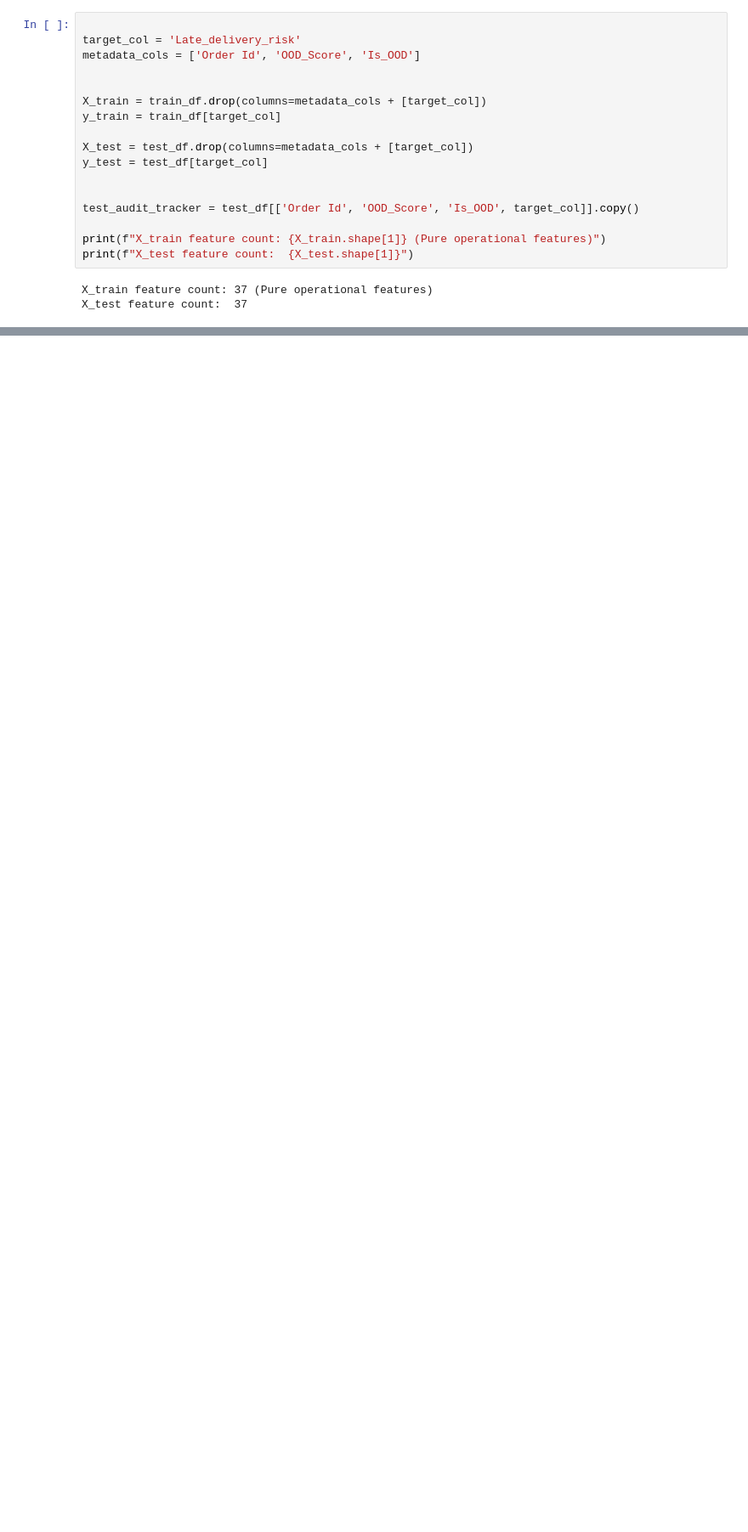
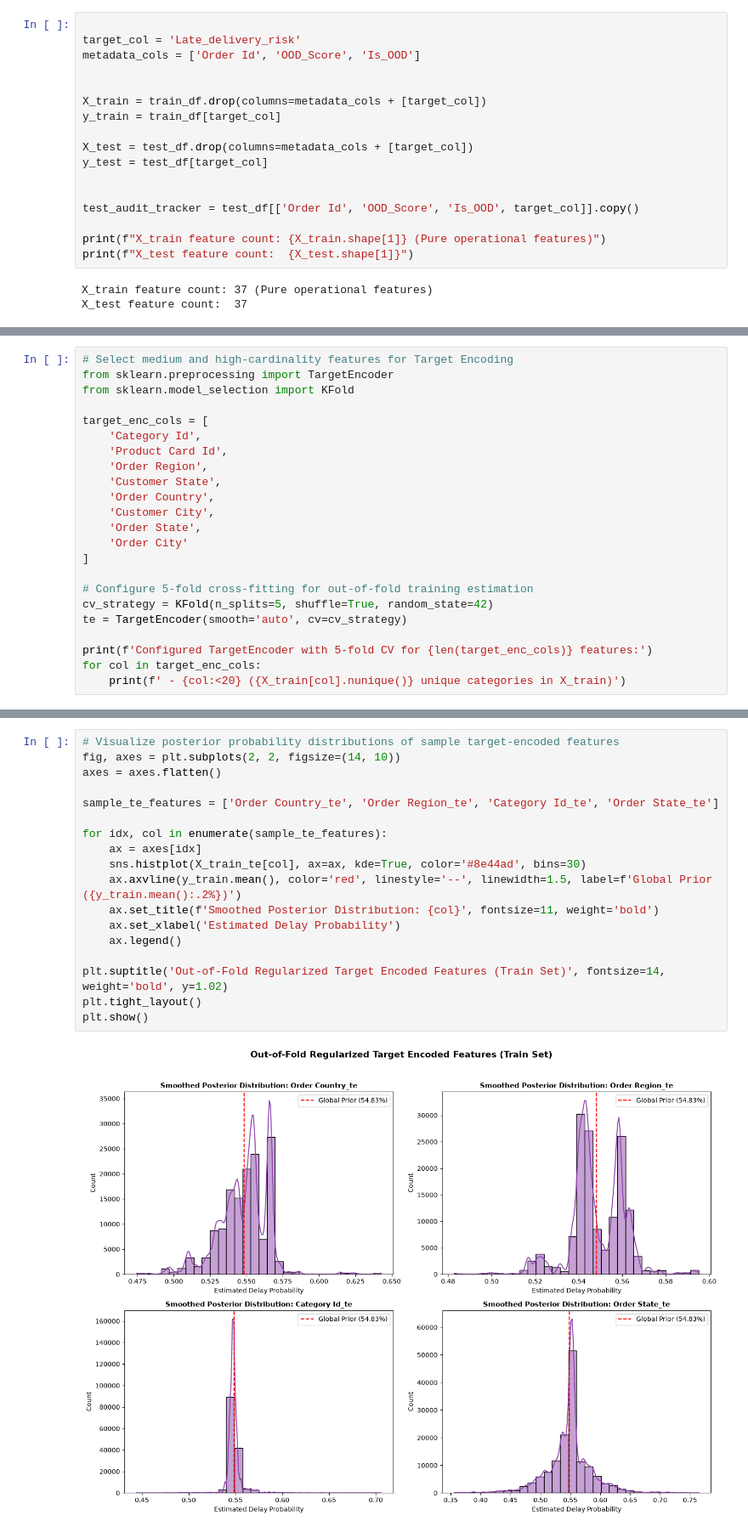
Before and after one commit to thamidu02/supply_chain_ML_model, a Jupyter notebook: test.ipynb, the cells around one changed output, grey strips where cells are left out. Shown at 85% size. Drawn from its saved outputs; the diff is of its cells as text; blank space fills up the shorter version.

```diff
--- a/test.ipynb
+++ b/test.ipynb
@@ -1252,0 +1127,23 @@ print('=' * 70)
+# %%
+# Select medium and high-cardinality features for Target Encoding
+from sklearn.preprocessing import TargetEncoder
+from sklearn.model_selection import KFold
+
+target_enc_cols = [
+    'Category Id',
+    'Product Card Id',
+    'Order Region',
+    'Customer State',
+    'Order Country',
+    'Customer City',
+    'Order State',
+    'Order City'
+]
+
+# Configure 5-fold cross-fitting for out-of-fold training estimation
+cv_strategy = KFold(n_splits=5, shuffle=True, random_state=42)
+te = TargetEncoder(smooth='auto', cv=cv_strategy)
+
+print(f'Configured TargetEncoder with 5-fold CV for {len(target_enc_cols)} features:')
+for col in target_enc_cols:
+    print(f' - {col:<20} ({X_train[col].nunique()} unique categories in X_train)')
@@ -1252,0 +1186,20 @@ print('=' * 70)
+# %%
+# Visualize posterior probability distributions of sample target-encoded features
+fig, axes = plt.subplots(2, 2, figsize=(14, 10))
+axes = axes.flatten()
+
+sample_te_features = ['Order Country_te', 'Order Region_te', 'Category Id_te', 'Order State_te']
+
+for idx, col in enumerate(sample_te_features):
+    ax = axes[idx]
+    sns.histplot(X_train_te[col], ax=ax, kde=True, color='#8e44ad', bins=30)
+    ax.axvline(y_train.mean(), color='red', linestyle='--', linewidth=1.5, label=f'Global Prior ({y_train.mean():.2%})')
+    ax.set_title(f'Smoothed Posterior Distribution: {col}', fontsize=11, weight='bold')
+    ax.set_xlabel('Estimated Delay Probability')
+    ax.legend()
+
+plt.suptitle('Out-of-Fold Regularized Target Encoded Features (Train Set)', fontsize=14, weight='bold', y=1.02)
+plt.tight_layout()
+plt.show()
+# %% [output]
+[figure, added]
```
Also changed, not shown: parts of 57 cells of this notebook.
